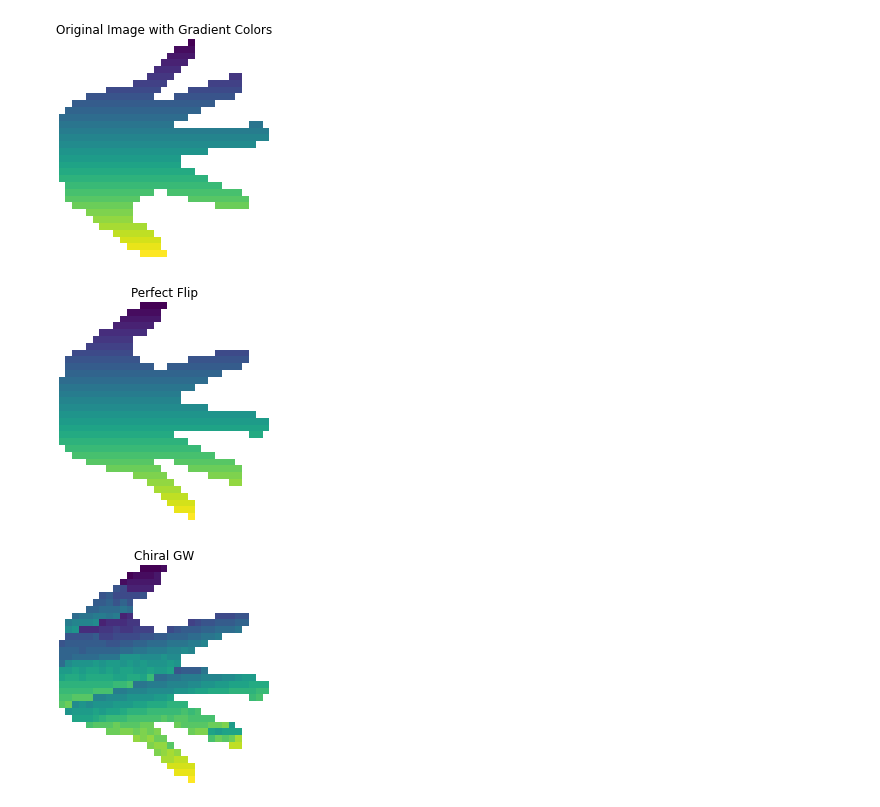
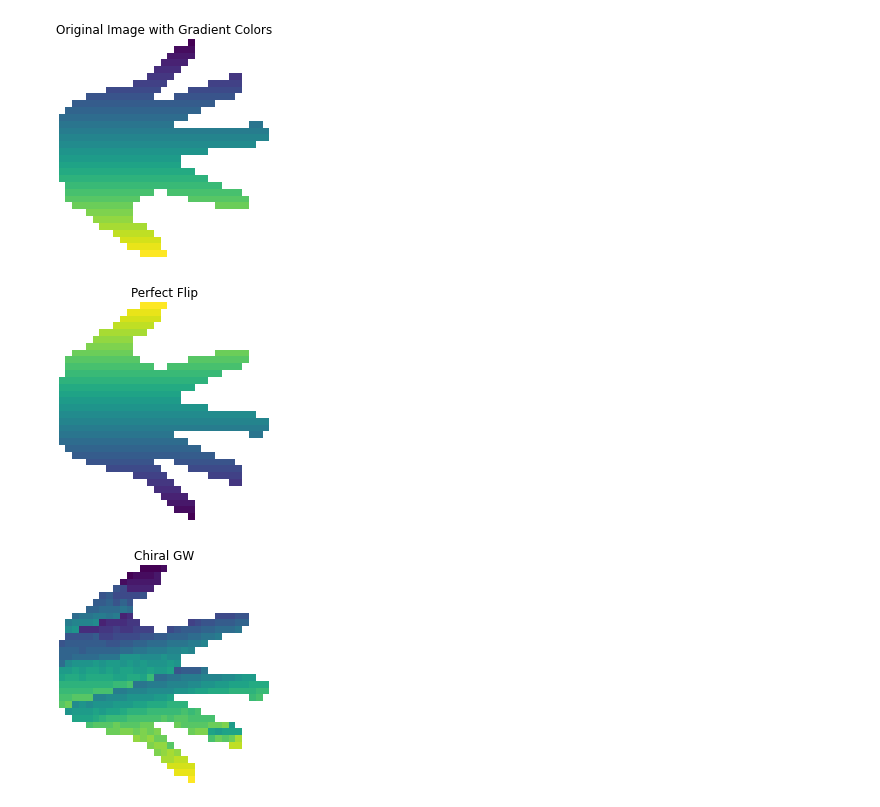
Before and after one commit to geoffwoollard/xgw, a Jupyter notebook: experiments/hand.ipynb, the cells around one changed output. Saved outputs shown, nothing was run; the diff lists cells and outputs as text; code cells hidden in the pictures.

```diff
--- a/experiments/hand.ipynb
+++ b/experiments/hand.ipynb
@@ -97,24 +98,24 @@ plt.show()
 # %%
 # vertical gradient
 binary = crop[::-1].astype(bool)
 H, W = binary.shape
 grad = np.linspace(0, 1, H)[:, None]
 grad = np.repeat(grad, W, axis=1)
 
 # convert gradient to colors
 cmap = plt.cm.viridis
-colors = cmap(grad)[..., :3]
+colors = cmap(grad)[..., :3][::-1]
 
 # apply mask
 colored = np.ones((H, W, 3))  # white background
 colored[binary] = colors[binary]
 
 plt.imshow(colored)
 plt.title('Perfect Flip')
 plt.axis("off")
 plt.show()
 # %% [output]
-[figure, old version]
+[figure, new version]
 # %%
 # perm = plan.argmax(axis=1)
 # # vertical gradient
```
Also changed, not shown: parts of 3 cells of this notebook, 7 other files.
